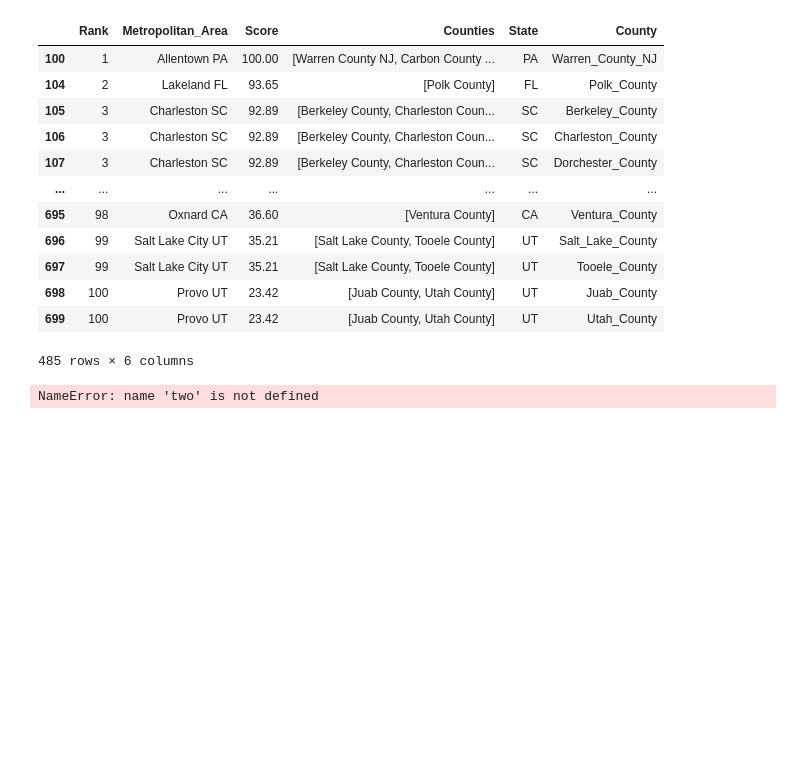
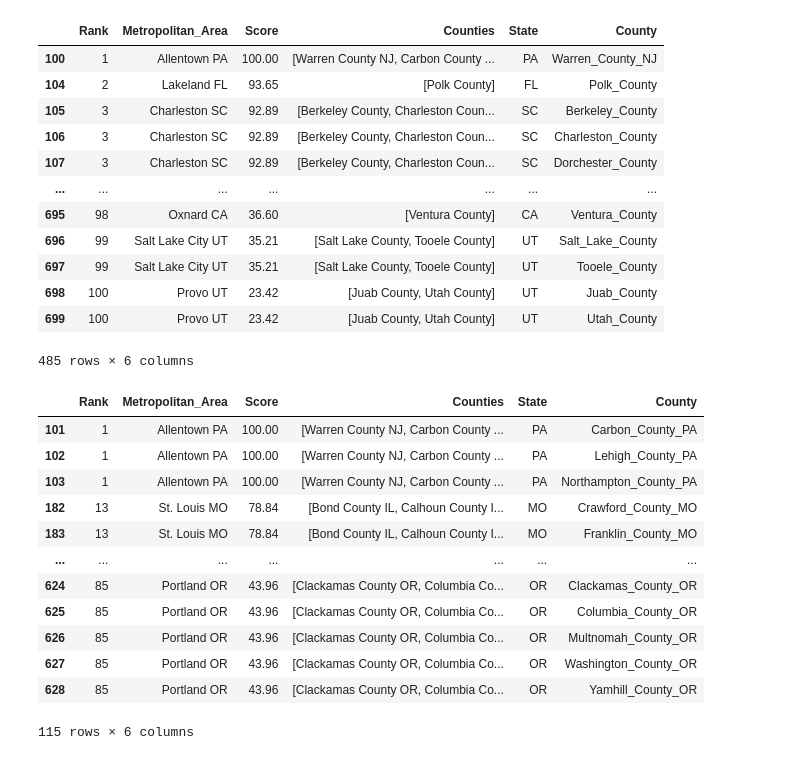
Before and after one commit to caroline-kranefuss/fires_asthma_and_forests_machine_learning, a Jupyter notebook: asthma.ipynb, the cells around one changed output. Cells and saved outputs as stored; diff of their text form; code cells hidden in the pictures; blank space fills up the shorter version.

```diff
--- a/asthma.ipynb
+++ b/asthma.ipynb
@@ -158,24 +156,38 @@ state_county(three)
 # %%
 # Make a State_County column
     # Where County's state differs from State's state, use County's state
     # Use regex
 
 import re
 
 def state_county(df):
     df['County'] = df['County'].apply(lambda x: x.replace(' ', '_'))
     # If there is no state in the County column, they match
-    df_match1 = df[df['County'].str.extract(r'([A-Z]{2})$') != pd.na]
+    df_match1 = df[pd.isna(df['County'].str.extract(r'([A-Z]{2})$')[0])]
     # If the states match
     df_match2 = df[df['State'] == df['County'].str[-2:]]
+    # Concat the two
+    df_matches = pd.concat([df_match1, df_match2], ignore_index=True)
     # All the rest will be where County's state differs from State's state
-    #df_not = df - df_match1 - df_match2
-    #if df['State'] == df['County'].str[-2:]:
-    #    df['State_County'] = df['State'] + '_' + df['County']
-    return df_match1
+    # Keep only rows in df1 that are NOT in df2
+    #df_not = Write this
+    # Concat all together again
+    return df_match2
 
 state_county(two)
 state_county(three)
 # state_county(five)
 # %% [output]
+|  | Rank | Metropolitan_Area | Score | Counties | State | County |
+| 101 | 1 | Allentown PA | 100.00 | [Warren County NJ, Carbon County ... | PA | Carbon_County_PA |
+| 102 | 1 | Allentown PA | 100.00 | [Warren County NJ, Carbon County ... | PA | Lehigh_County_PA |
+| 103 | 1 | Allentown PA | 100.00 | [Warren County NJ, Carbon County ... | PA | Northampton_County_PA |
+| 182 | 13 | St. Louis MO | 78.84 | [Bond County IL, Calhoun County I... | MO | Crawford_County_MO |
+| 183 | 13 | St. Louis MO | 78.84 | [Bond County IL, Calhoun County I... | MO | Franklin_County_MO |
+| ... | ... | ... | ... | ... | ... | ... |
+| 624 | 85 | Portland OR | 43.96 | [Clackamas County OR, Columbia Co... | OR | Clackamas_County_OR |
+| 625 | 85 | Portland OR | 43.96 | [Clackamas County OR, Columbia Co... | OR | Columbia_County_OR |
+| 626 | 85 | Portland OR | 43.96 | [Clackamas County OR, Columbia Co... | OR | Multnomah_County_OR |
+| 627 | 85 | Portland OR | 43.96 | [Clackamas County OR, Columbia Co... | OR | Washington_County_OR |
+| 628 | 85 | Portland OR | 43.96 | [Clackamas County OR, Columbia Co... | OR | Yamhill_County_OR |
-NameError: name 'two' is not defined
+115 rows × 6 columns
```
Also changed, not shown: parts of 1 cell of this notebook.
